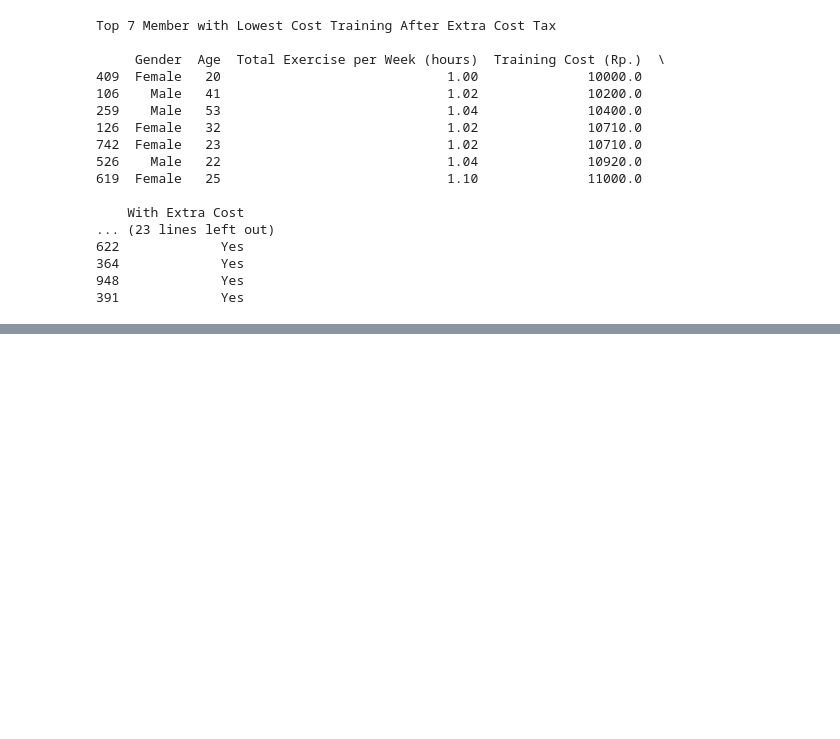
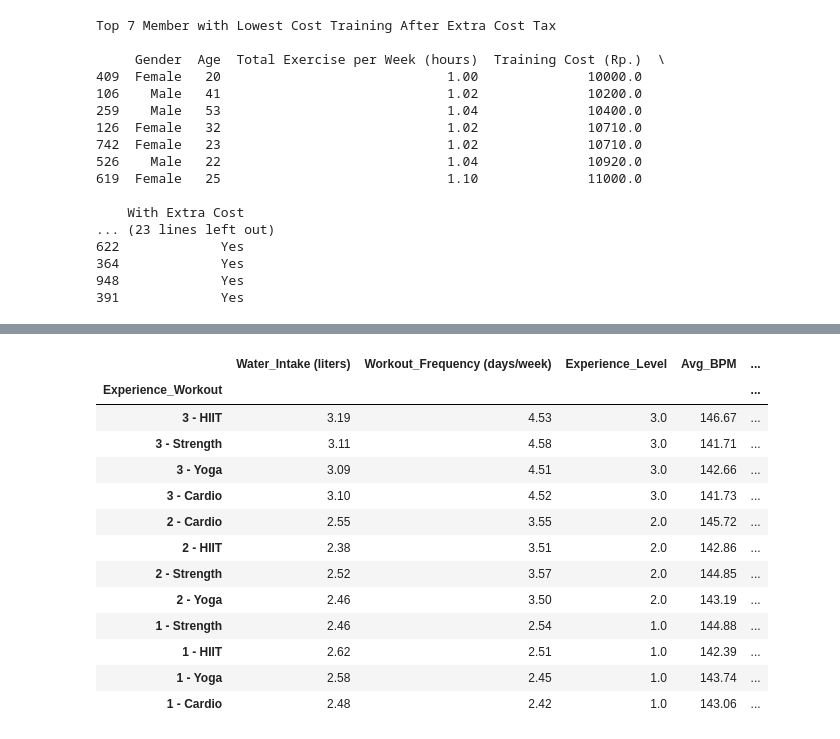
Before and after one commit to FlazeFy2/DS-Gym_Members_Exercise, a Jupyter notebook: descriptive statistics.ipynb, the cells around one changed output, grey strips where cells are left out. Drawn from its saved outputs; the diff is of its cells as text; code cells hidden in the pictures; blank space fills up the shorter version.

Commit message:
[DS] Descriptive Statistic : Average Water Intake, Workout Frequency, Experience_Level, Avg BPM, Session Duration, Calories_Burned per Experience Level - Workout Type

```diff
--- a/descriptive statistics.ipynb
+++ b/descriptive statistics.ipynb
@@ -482,3 +482,49 @@ display(grouped)
 | Gen X - Male | 3.03 | 3.29 | 1.80 | 144.30 | 1.24 | ... |
 | Millennial - Female | 2.24 | 3.42 | 1.86 | 143.42 | 1.28 | ... |
 | Gen X - Female | 2.22 | 3.34 | 1.79 | 144.06 | 1.26 | ... |
+# %%
+import pandas as pd
+import numpy as np
+from datetime import datetime
+
+data = pd.read_csv("gym_members_exercise_tracking.csv")
+
+# Descriptive Statistic : Average Water Intake, Workout Frequency, Experience_Level, Avg BPM, Session Duration, Calories_Burned per Experience_Level - Workout_Type
+target_col = [
+    'Water_Intake (liters)', 'Workout_Frequency (days/week)', 'Experience_Level', 'Avg_BPM', 'Session_Duration (hours)', 'Calories_Burned'
+]
+
+# Convert to numeric
+for col in target_col:
+    data[col] = pd.to_numeric(data[col], errors='coerce')
+
+# Remove NaN
+data = data.dropna(subset=target_col)
+
+# Combine Experience_Level and Workout_Type
+data['Experience_Workout'] = data['Experience_Level'].astype(str) + " - " + data['Workout_Type']
+
+# Group by Experience_Level - Workout_Type
+grouped = data.groupby('Experience_Workout')[target_col].mean()
+
+# Sort by calories burned
+grouped = grouped.sort_values(by='Calories_Burned', ascending=False)
+
+# Round values
+grouped = grouped.round(2)
+display(grouped)
+# %% [output]
+|  | Water_Intake (liters) | Workout_Frequency (days/week) | Experience_Level | Avg_BPM | ... |
+| Experience_Workout |  |  |  |  | ... |
+| 3 - HIIT | 3.19 | 4.53 | 3.0 | 146.67 | ... |
+| 3 - Strength | 3.11 | 4.58 | 3.0 | 141.71 | ... |
+| 3 - Yoga | 3.09 | 4.51 | 3.0 | 142.66 | ... |
+| 3 - Cardio | 3.10 | 4.52 | 3.0 | 141.73 | ... |
+| 2 - Cardio | 2.55 | 3.55 | 2.0 | 145.72 | ... |
+| 2 - HIIT | 2.38 | 3.51 | 2.0 | 142.86 | ... |
+| 2 - Strength | 2.52 | 3.57 | 2.0 | 144.85 | ... |
+| 2 - Yoga | 2.46 | 3.50 | 2.0 | 143.19 | ... |
+| 1 - Strength | 2.46 | 2.54 | 1.0 | 144.88 | ... |
+| 1 - HIIT | 2.62 | 2.51 | 1.0 | 142.39 | ... |
+| 1 - Yoga | 2.58 | 2.45 | 1.0 | 143.74 | ... |
+| 1 - Cardio | 2.48 | 2.42 | 1.0 | 143.06 | ... |
```
